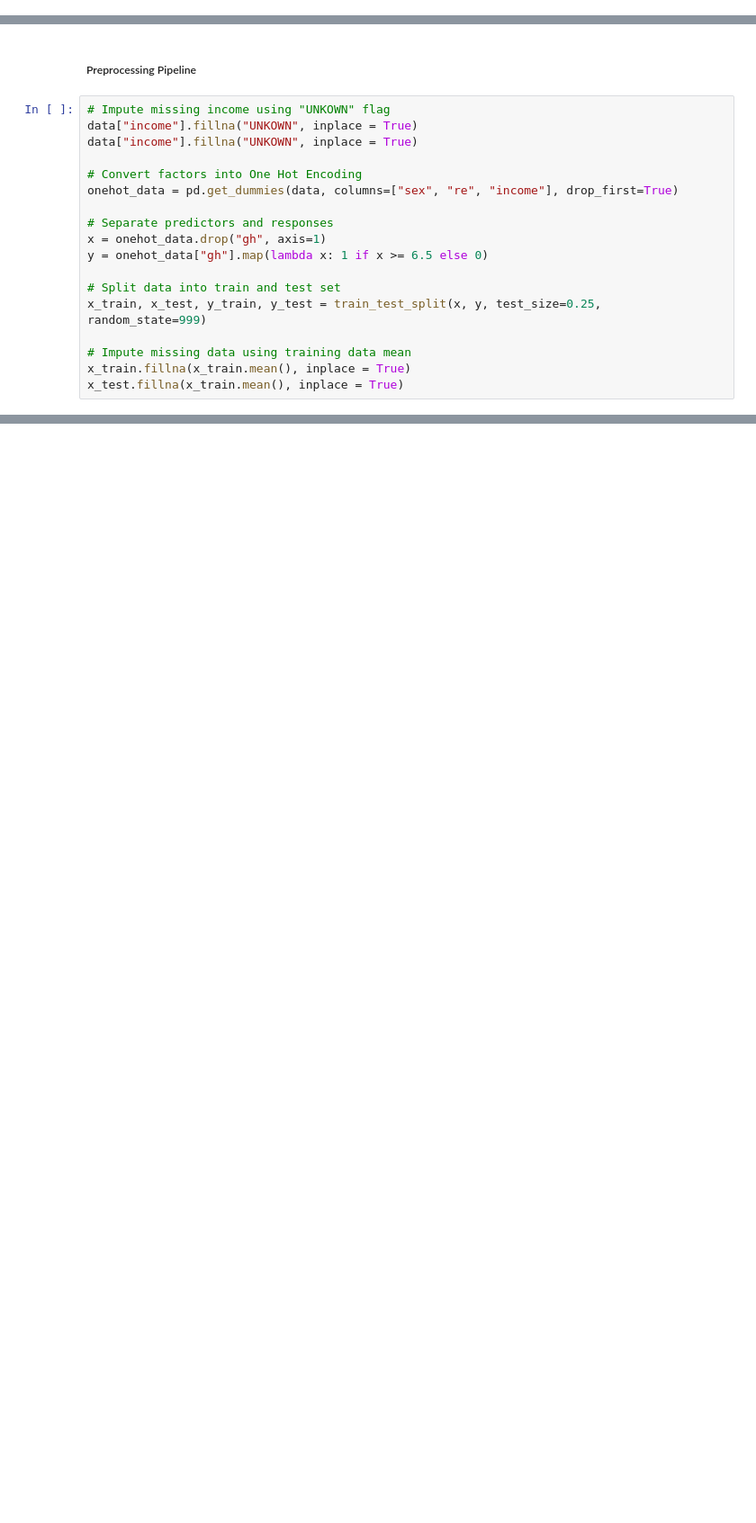
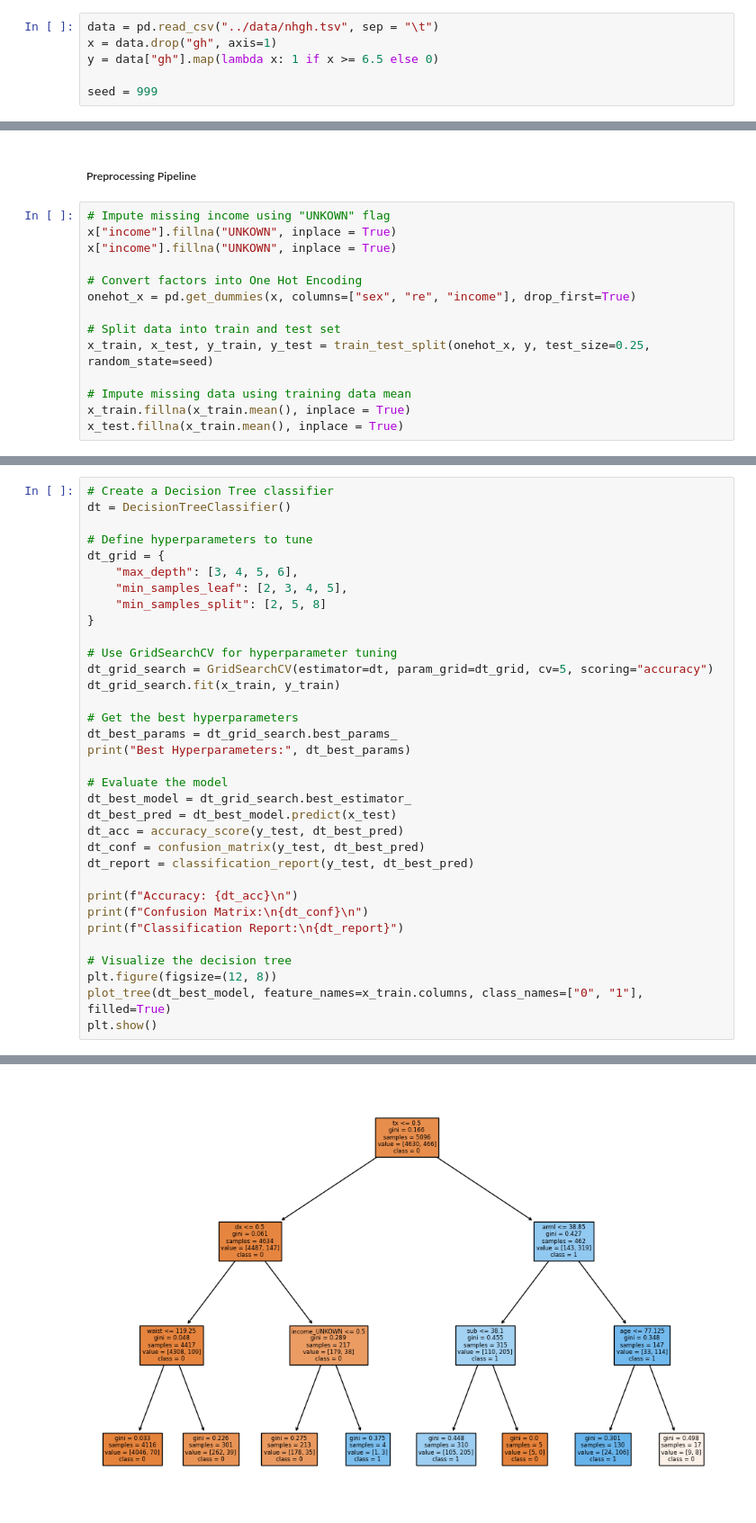
Before and after one commit to JasonCP14/diabetes-prediction, a Jupyter notebook: src/script.ipynb, the cells around one changed output, grey strips where cells are left out. Shown: that part at 90% size. Drawn from its saved outputs; the diff is of its cells as text; blank space fills up the shorter version.

Commit message:
Add grid search for all

```diff
--- a/src/script.ipynb
+++ b/src/script.ipynb
@@ -10,3 +10,9 @@ data = pd.read_csv("../data/nhgh.tsv", sep = "\t")
+# %%
+data = pd.read_csv("../data/nhgh.tsv", sep = "\t")
+x = data.drop("gh", axis=1)
+y = data["gh"].map(lambda x: 1 if x >= 6.5 else 0)
+
+seed = 999
 # %% [markdown]
 ### Data Preprocessing
 # %% [markdown]
@@ -26,18 +32,14 @@ From the bar graph above, we can clearly see that taking the mode of the column
 ##### Preprocessing Pipeline
 # %%
 # Impute missing income using "UNKOWN" flag
-data["income"].fillna("UNKOWN", inplace = True)
-data["income"].fillna("UNKOWN", inplace = True)
+x["income"].fillna("UNKOWN", inplace = True)
+x["income"].fillna("UNKOWN", inplace = True)
 
 # Convert factors into One Hot Encoding
-onehot_data = pd.get_dummies(data, columns=["sex", "re", "income"], drop_first=True)
-
-# Separate predictors and responses
-x = onehot_data.drop("gh", axis=1)
-y = onehot_data["gh"].map(lambda x: 1 if x >= 6.5 else 0)
+onehot_x = pd.get_dummies(x, columns=["sex", "re", "income"], drop_first=True)
 
 # Split data into train and test set
-x_train, x_test, y_train, y_test = train_test_split(x, y, test_size=0.25, random_state=999)
+x_train, x_test, y_train, y_test = train_test_split(onehot_x, y, test_size=0.25, random_state=seed)
 
 # Impute missing data using training data mean
 x_train.fillna(x_train.mean(), inplace = True)
@@ -69,0 +131,35 @@ LogisticRegression does not accept missing values encoded as NaN natively. For s
+# %%
+# Create a Decision Tree classifier
+dt = DecisionTreeClassifier()
+
+# Define hyperparameters to tune
+dt_grid = {
+    "max_depth": [3, 4, 5, 6],
+    "min_samples_leaf": [2, 3, 4, 5],
+    "min_samples_split": [2, 5, 8]
+}
+
+# Use GridSearchCV for hyperparameter tuning
+dt_grid_search = GridSearchCV(estimator=dt, param_grid=dt_grid, cv=5, scoring="accuracy")
+dt_grid_search.fit(x_train, y_train)
+
+# Get the best hyperparameters
+dt_best_params = dt_grid_search.best_params_
+print("Best Hyperparameters:", dt_best_params)
+
+# Evaluate the model
+dt_best_model = dt_grid_search.best_estimator_
+dt_best_pred = dt_best_model.predict(x_test)
+dt_acc = accuracy_score(y_test, dt_best_pred)
+dt_conf = confusion_matrix(y_test, dt_best_pred)
+dt_report = classification_report(y_test, dt_best_pred)
+
+print(f"Accuracy: {dt_acc}\n")
+print(f"Confusion Matrix:\n{dt_conf}\n")
+print(f"Classification Report:\n{dt_report}")
+
+# Visualize the decision tree
+plt.figure(figsize=(12, 8))
+plot_tree(dt_best_model, feature_names=x_train.columns, class_names=["0", "1"], filled=True)
+plt.show()
+# %% [output]
@@ -69,0 +182 @@ LogisticRegression does not accept missing values encoded as NaN natively. For s
+[figure, added]
```
Also changed, not shown: parts of 11 cells of this notebook.
